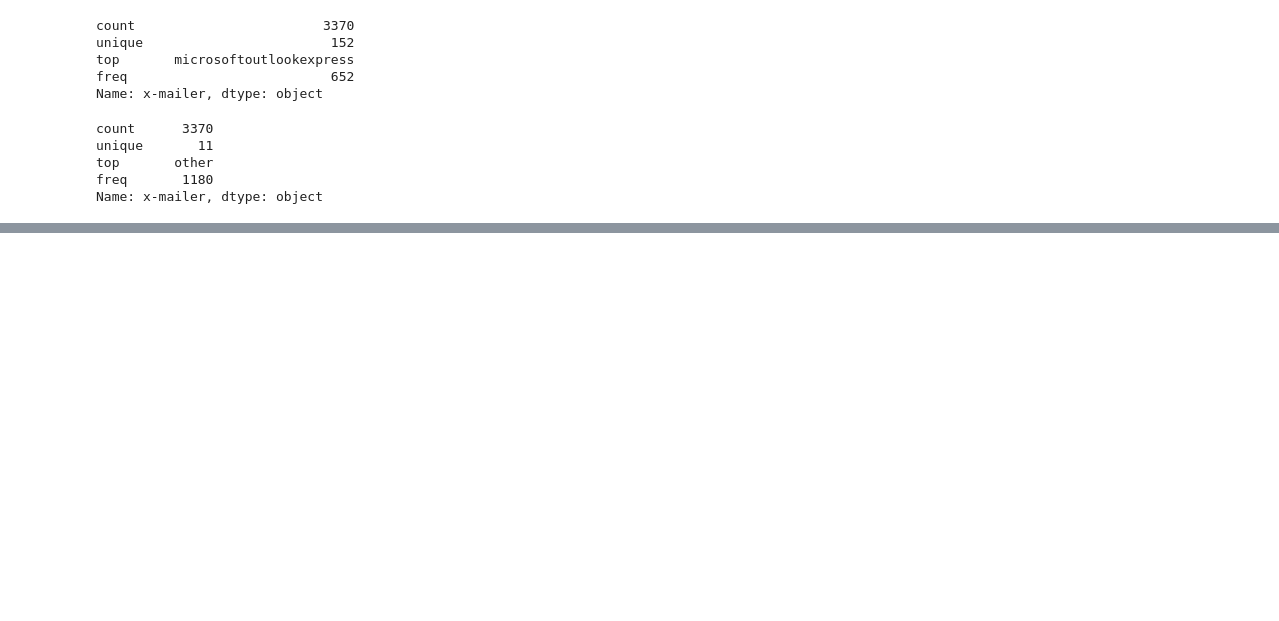
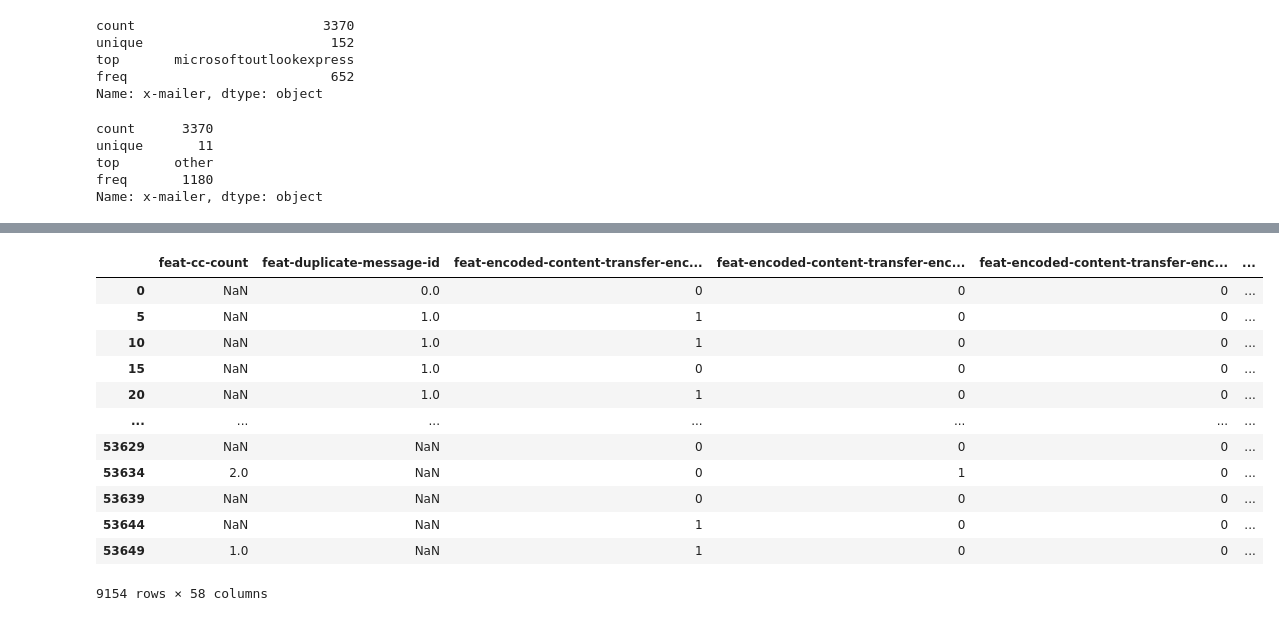
Before and after one commit to mtsraposo/hands-on-ml, a Jupyter notebook: hands_on_ml/chapter_3/notebooks/spam_classifier.ipynb, the cells around one changed output, grey strips where cells are left out. Saved outputs shown, nothing was run; the diff lists cells and outputs as text; code cells hidden in the pictures; blank space fills up the shorter version.

Commit message:
feature engineer subject and body

```diff
--- a/hands_on_ml/chapter_3/notebooks/spam_classifier.ipynb
+++ b/hands_on_ml/chapter_3/notebooks/spam_classifier.ipynb
@@ -621,0 +606,18 @@ Name: subject, Length: 9154, dtype: object
+# %%
+embeddings = {}
+
+
+def tokenize_email(row):
+    subject = row['subject']
+    if pd.isna(subject):
+        return row
+
+    encoded_input = tokenizer(subject, return_tensors='pt')
+    output = model(**encoded_input)
+    email_embedding = output.last_hidden_state.mean(dim=1)
+    embeddings[row.name] = email_embedding.detach().numpy()
+    return row
+
+
+with_encoded_mailer_df.apply(tokenize_email, axis=1)
+embeddings.keys()
@@ -621,0 +626,8 @@ Name: subject, Length: 9154, dtype: object
+# %%
+from sklearn.decomposition import PCA
+
+embeddings_array = np.vstack(embeddings.values())
+dimensions = 10
+pca = PCA(n_components=dimensions)
+reduced_embeddings = pca.fit_transform(embeddings_array)
+reduced_embeddings
@@ -621,0 +648,26 @@ Name: subject, Length: 9154, dtype: object
+# %%
+with_tokenized_subject_df = with_encoded_mailer_df
+i = 0
+for dim in range(dimensions):
+    with_tokenized_subject_df[f'feat-subject-embedding-{dim}'] = np.nan
+
+for idx in embeddings.keys():
+    for dim in range(dimensions):
+        with_tokenized_subject_df.loc[idx, f'feat-subject-embedding-{dim}'] = reduced_embeddings[i][dim]
+    i += 1
+
+with_tokenized_subject_df[get_feat_cols(with_tokenized_subject_df)]
+# %% [output]
+|  | feat-cc-count | feat-duplicate-message-id | feat-encoded-content-transfer-enc... | feat-encoded-content-transfer-enc... | feat-encoded-content-transfer-enc... | ... |
+| 0 | NaN | 0.0 | 0 | 0 | 0 | ... |
+| 5 | NaN | 1.0 | 1 | 0 | 0 | ... |
+| 10 | NaN | 1.0 | 1 | 0 | 0 | ... |
+| 15 | NaN | 1.0 | 0 | 0 | 0 | ... |
+| 20 | NaN | 1.0 | 1 | 0 | 0 | ... |
+| ... | ... | ... | ... | ... | ... | ... |
+| 53629 | NaN | NaN | 0 | 0 | 0 | ... |
+| 53634 | 2.0 | NaN | 0 | 1 | 0 | ... |
+| 53639 | NaN | NaN | 0 | 0 | 0 | ... |
+| 53644 | NaN | NaN | 1 | 0 | 0 | ... |
+| 53649 | 1.0 | NaN | 1 | 0 | 0 | ... |
+9154 rows × 58 columns
```
Also changed, not shown: parts of 20 cells of this notebook.
